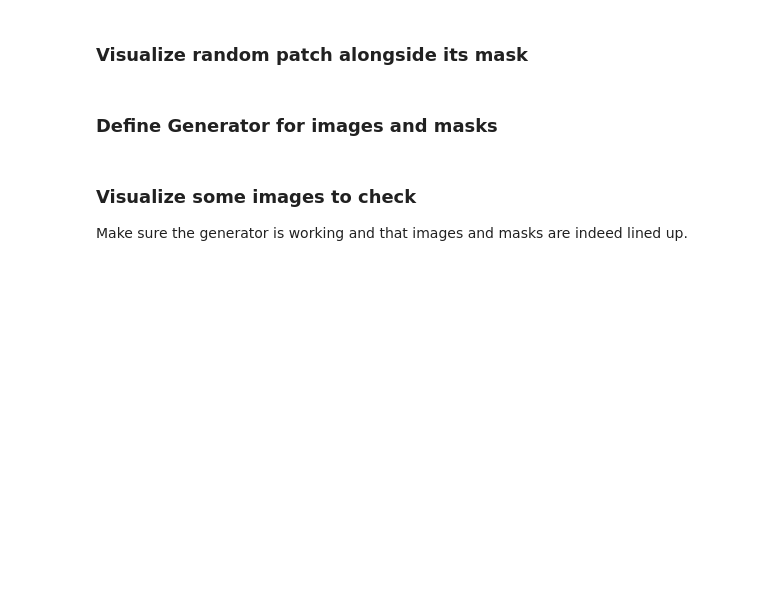
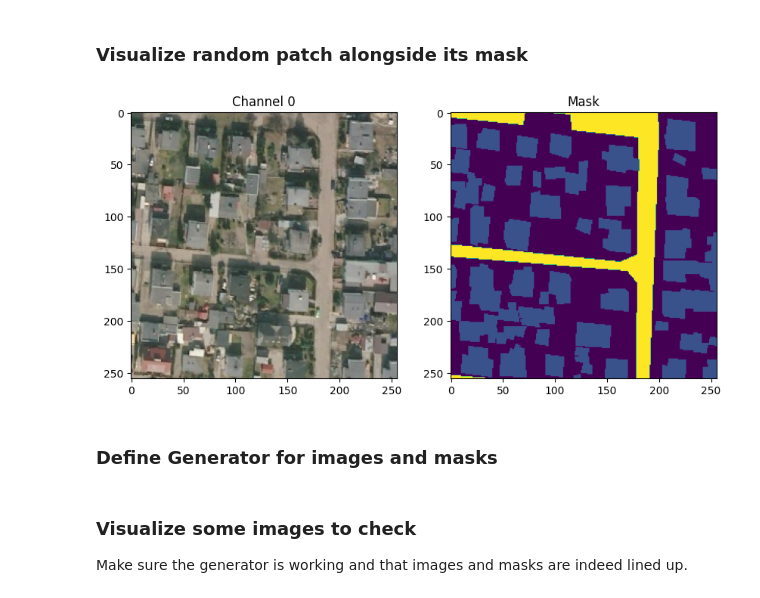
Before and after one commit to yotkadata/uhi_detector, a Jupyter notebook: notebooks/segmentation_step_2_model.ipynb, the cells around one changed output. Drawn from its saved outputs; the diff is of its cells as text; code cells hidden in the pictures; blank space fills up the shorter version.

```diff
--- a/notebooks/segmentation_step_2_model.ipynb
+++ b/notebooks/segmentation_step_2_model.ipynb
@@ -41,15 +102,13 @@ from src import plot
 # Also check this in case you notice training to be getting increasingly slow each epoch.
 # https://stackoverflow.com/questions/53683164/keras-occupies-an-indefinitely-increasing-amount-of-memory-for-each-epoch
 # %%
-# Define directory paths
-dir_root = Path("..")
-dir_data = Path(dir_root, "data")
-dir_data_landcover = Path(dir_data, "landcover_ai/")
-dir_train_img = Path(dir_data_landcover, "train_images/train/")
-dir_train_mask = Path(dir_data_landcover, "train_masks/train/")
-dir_val_img = Path(dir_data_landcover, "val_images/val/")
-dir_val_mask = Path(dir_data_landcover, "val_masks/val/")
-dir_models = Path(dir_data, "models")
+# Define needed directory paths
+dir_root = Path("/content/gdrive/MyDrive/final_project/data/landcoverai/")
+dir_train_img = Path(dir_root, "train_images/train/")
+dir_train_mask = Path(dir_root, "train_masks/train/")
+dir_val_img = Path(dir_root, "val_images/val/")
+dir_val_mask = Path(dir_root, "val_masks/val/")
+dir_models = Path("/content/gdrive/MyDrive/final_project/data/models/")
 
 # Show how many image files exist
 for dir in [dir_train_img, dir_train_mask, dir_val_img, dir_val_mask]:
@@ -60,16 +130,38 @@ classes = {0: "Not classified", 1: "Building", 2: "Woodland", 3: "Water", 4: "Ro
 # %% [markdown]
 ### Visualize random patch alongside its mask
+# %%
+def plot_image_and_mask(image: Path):
+    """
+    Function to plot an image alongside its mask.
+    """
+    img = cv2.imread(image.as_posix())
+    img = cv2.cvtColor(img, cv2.COLOR_BGR2RGB)
+
+    mask_path = Path(image.as_posix().replace("/train_images/", "/train_masks/"))
+    mask = cv2.imread(mask_path.as_posix())
+
+    _, (ax1, ax2) = plt.subplots(1, 2, figsize=(10, 10))
+
+    ax1.imshow(img)
+    ax1.set_title("Channel 0")
+
+    norm = mpl.colors.Normalize(vmin=0, vmax=4)
+    cmap = plt.get_cmap("viridis")
+
+    ax2.imshow(mask[:, :, 1], cmap=cmap, norm=norm)
+    ax2.set_title("Mask")
+
+    plt.show()
 # %%
 # Get paths of all images
 img_files = [file for file in dir_train_img.iterdir()]
 
 # Get random image from all images
 img_path = np.random.choice(img_files)
 
-# Create mask path from image path
-mask_path = Path(img_path.as_posix().replace("/train_images/", "/train_masks/"))
-
-plot.plot_image_and_mask(img_path, mask_path)
+plot_image_and_mask(img_path)
+# %% [output]
+[figure, added]
 # %% [markdown]
 ### Define Generator for images and masks
 # %%
```
Also changed, not shown: parts of 22 cells of this notebook.
